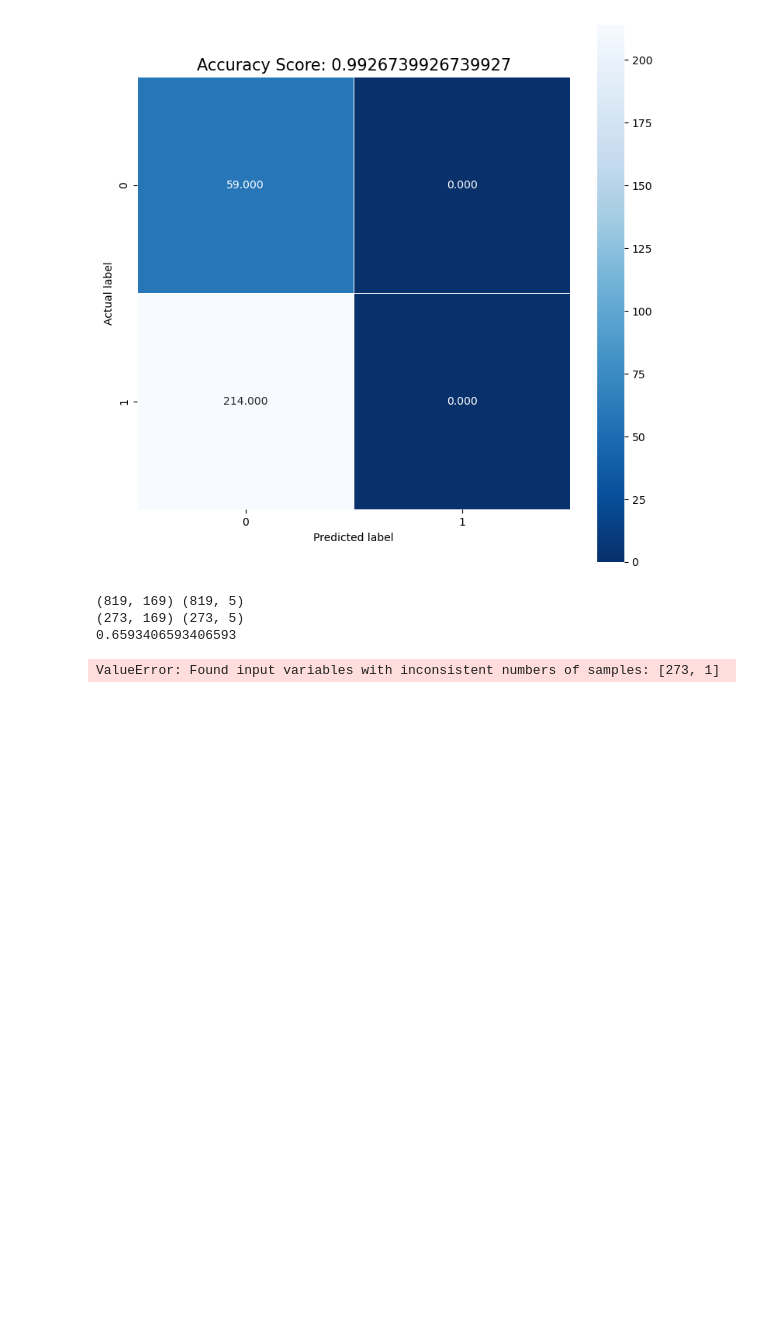
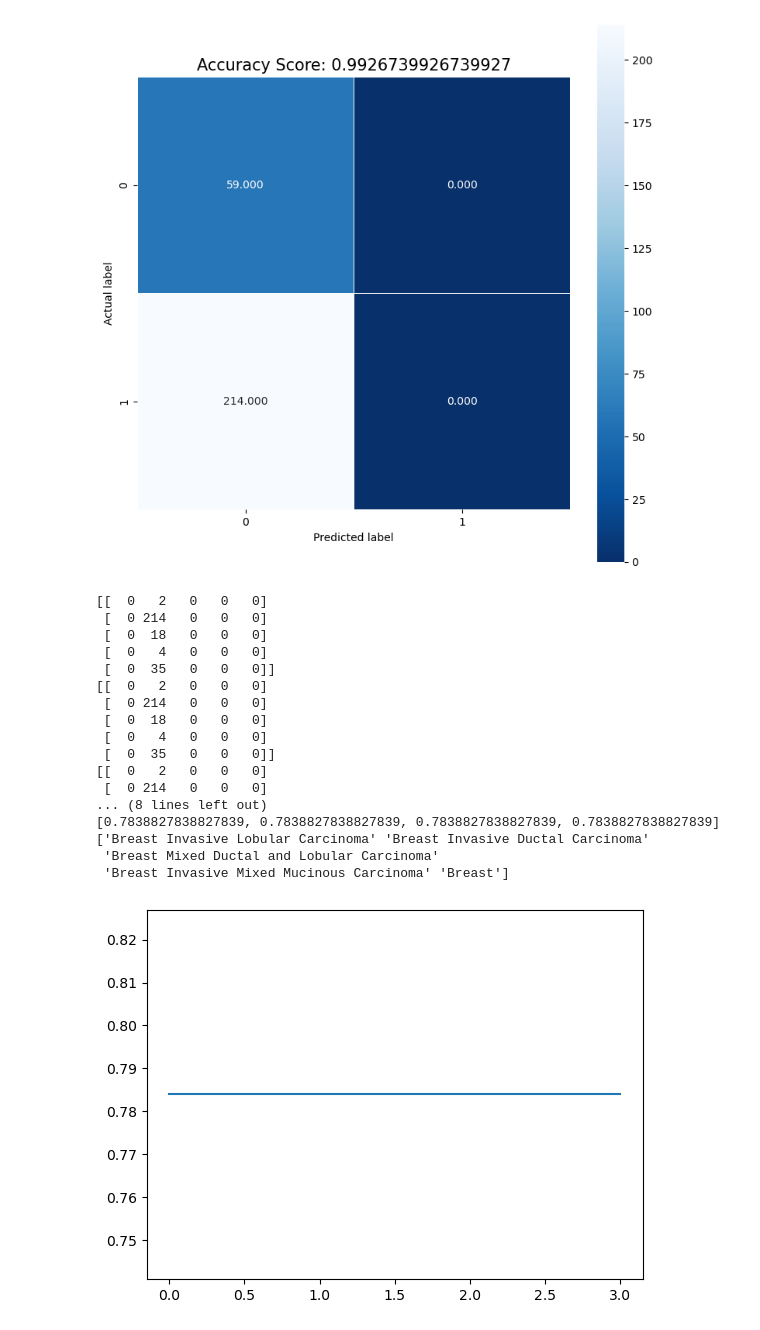
Before and after one commit to Allocco14/BreastCancerIIA, a Jupyter notebook: Breast_cancer.ipynb, the cells around one changed output. Drawn from its saved outputs; the diff is of its cells as text; code cells hidden in the pictures; blank space fills up the shorter version.

```diff
--- a/Breast_cancer.ipynb
+++ b/Breast_cancer.ipynb
@@ -188,8 +186,8 @@ plt.scatter(x2, y2)
 # %% [markdown]
 ## Seleccionando los datos de entrenamiento y prueba
 # %%
-train_dataset = df.sample(frac=0.75, random_state=1)
-test_dataset = df.drop(train_dataset.index)
+train_dataset = df.dropna().sample(frac=0.75, random_state=1)
+test_dataset = df.drop(train_dataset.index).dropna()
 
 x_train, y_train = train_dataset.loc[:,'brca1':'ugt2b7'], train_dataset['overall_survival']
 x_test, y_test = test_dataset.loc[:,'brca1':'ugt2b7'], test_dataset['overall_survival']
@@ -284,14 +283,36 @@ from sklearn.neural_network import MLPClassifier
-# %%
-clf = MLPClassifier(solver='lbfgs', alpha=1e-3, random_state=1)
-model = clf.fit(x_train, y_train)
-print(x_train.shape, y_train.shape)
-print(x_test.shape, y_test.shape)
-
-print(clf.score(x_test,y_test))
-predictions = clf.predict(x_test[:1])
-cm = metrics.confusion_matrix(y_test, predictions)
-# %% [output]
-(819, 169) (819, 5)
-(273, 169) (273, 5)
-0.6593406593406593
-ValueError: Found input variables with inconsistent numbers of samples: [273, 1]
+# %%
+clf = RandomForestClassifier(max_depth=6)
+clf.fit(x_train, y_train)
+clf.score(x_test, y_test)
+score = []
+for i in range(2,6):
+    clf = RandomForestClassifier(max_depth=i, random_state=0)
+    clf.fit(x_train, train_dataset['cancer_type_detailed'])
+    predictions = clf.predict(x_test)
+    score.append(clf.score(x_test, test_dataset['cancer_type_detailed']))
+    # print(clf.classes_)
+    # print(clf.feature_importances_)
+    cm = metrics.confusion_matrix(test_dataset['cancer_type_detailed'], predictions)
+    print(cm)
+plt.plot(score)
+print(score)
+print(test_dataset['cancer_type_detailed'].unique())
+# %% [output]
+[[  0   2   0   0   0]
+ [  0 214   0   0   0]
+ [  0  18   0   0   0]
+ [  0   4   0   0   0]
+ [  0  35   0   0   0]]
+[[  0   2   0   0   0]
+ [  0 214   0   0   0]
+ [  0  18   0   0   0]
+ [  0   4   0   0   0]
+ [  0  35   0   0   0]]
+[[  0   2   0   0   0]
+ [  0 214   0   0   0]
+... (8 lines left out)
+[0.7838827838827839, 0.7838827838827839, 0.7838827838827839, 0.7838827838827839]
+['Breast Invasive Lobular Carcinoma' 'Breast Invasive Ductal Carcinoma'
+ 'Breast Mixed Ductal and Lobular Carcinoma'
+ 'Breast Invasive Mixed Mucinous Carcinoma' 'Breast']
+[figure, added]
```
Also changed, not shown: parts of 5 cells of this notebook.
